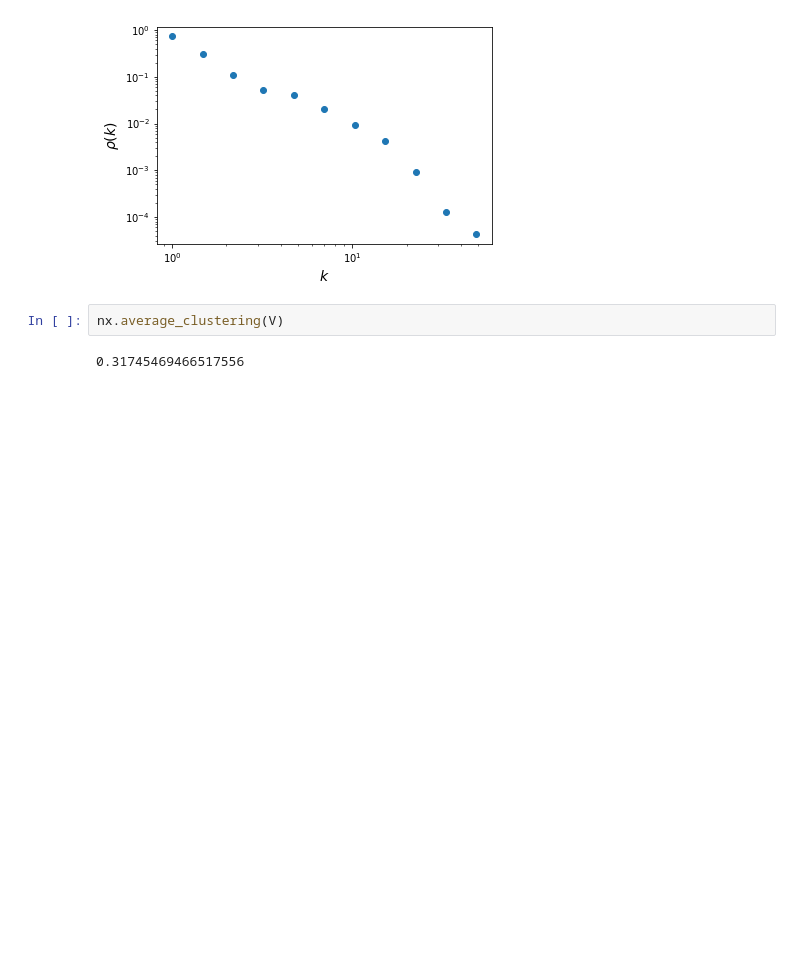
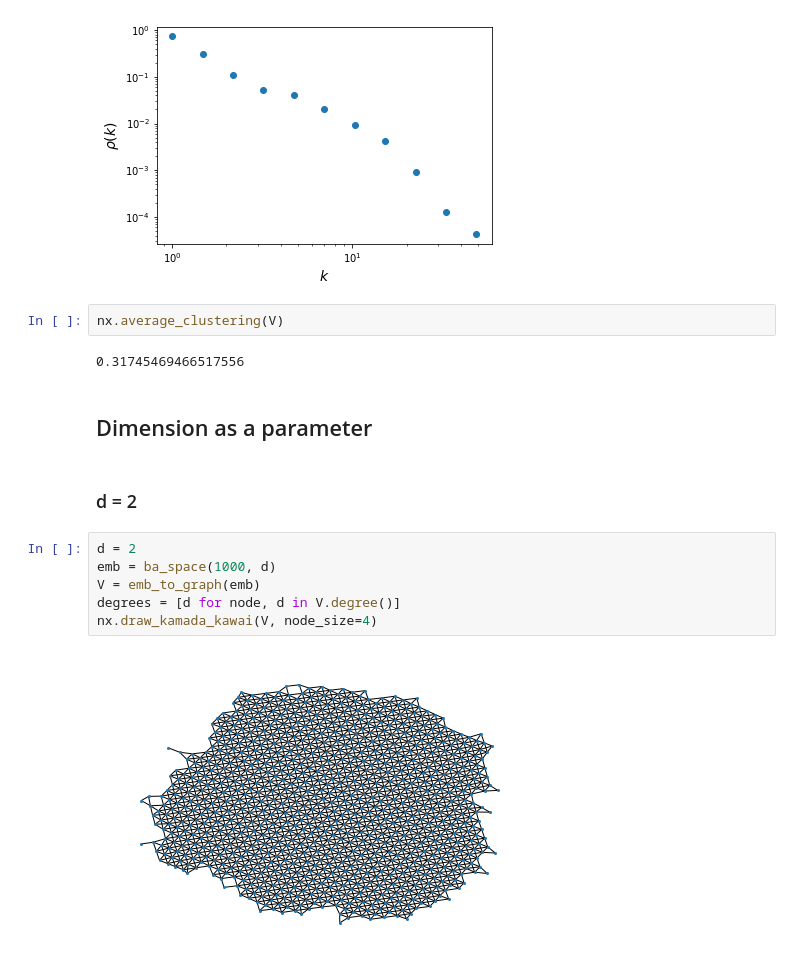
Before and after one commit to realfolkcode/random-convex-graphs, a Jupyter notebook: random_convex_graphs.ipynb, the cells around one changed output. Saved outputs shown, nothing was run; the diff lists cells and outputs as text; blank space fills up the shorter version.

Commit message:
Add dimension analysis

```diff
--- a/random_convex_graphs.ipynb
+++ b/random_convex_graphs.ipynb
@@ -254,3 +254,15 @@ plot_log_degree_distribution(degrees, 12)
 nx.average_clustering(V)
 # %% [output]
 0.31745469466517556
+# %% [markdown]
+## Dimension as a parameter
+# %% [markdown]
+### d = 2
+# %%
+d = 2
+emb = ba_space(1000, d)
+V = emb_to_graph(emb)
+degrees = [d for node, d in V.degree()]
+nx.draw_kamada_kawai(V, node_size=4)
+# %% [output]
+[figure, added]
```
Also changed, not shown: parts of 22 cells of this notebook.
